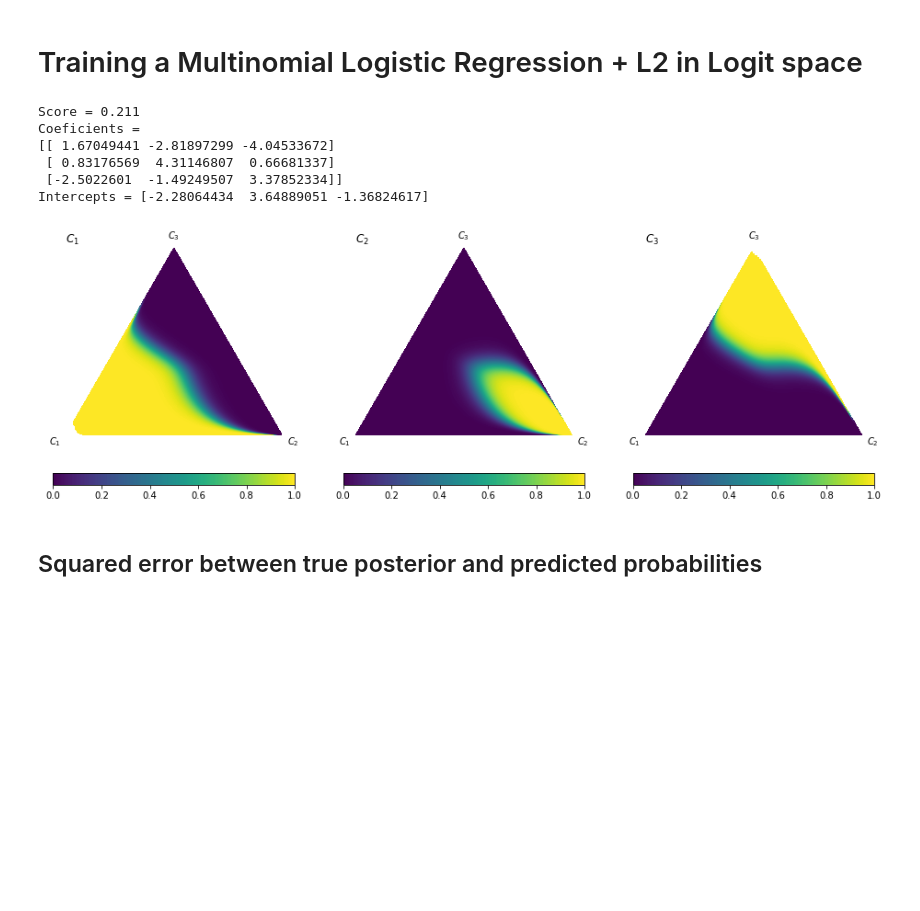
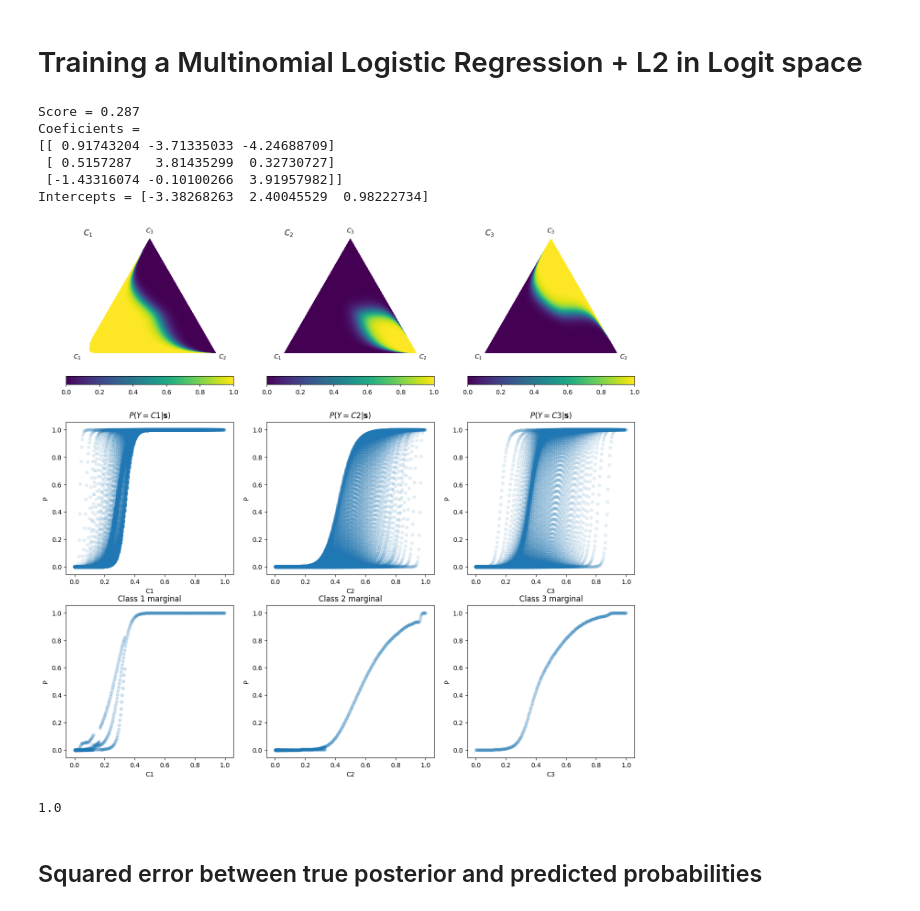
Before and after one commit to dirichletcal/experiments_neurips, a Jupyter notebook: notebooks/Dirichlet_calibration.ipynb, the cells around one changed output. Drawn from its saved outputs; the diff is of its cells as text; code cells hidden in the pictures; blank space fills up the shorter version.

```diff
--- a/notebooks/Dirichlet_calibration.ipynb
+++ b/notebooks/Dirichlet_calibration.ipynb
@@ -169,6 +155,7 @@ class Dirichlet(object):
     def pdf(self, x):
         '''Returns pdf value for `x`.'''
         from operator import mul
+        x = np.clip(x, 1e-20, 1-(1e-20))
         return self._coef * reduce(mul, [xx ** (aa - 1)
                                          for (xx, aa)in zip(x, self._alpha)])
 
@@ -218,9 +205,9 @@ class MixtureDistribution(object):
 Here we will define a new density distribution from the composition of a Dirichlet distributions and a prior for each class.
 # %%
 class_dist = MixtureDistribution([0.4, 0.2, 0.4],
-                                  (Dirichlet([6, 3, 2]),
-                                   Dirichlet([6, 20, 8]),
-                                   Dirichlet([2, 5, 10])))
+                                  (Dirichlet([2, 2, 2]),
+                                   Dirichlet([5, 5, 5]),
+                                   Dirichlet([10, 10, 10])))
 
 print(class_dist)
 # %% [output]
@@ -259,14 +246,12 @@ draw_pdf_contours(class_dist, labels='auto')
 # %% [markdown]
 # Posterior probabilities per class
 # %%
-class_dist.pdf_aux = class_dist.pdf
-
 fig = plt.figure(figsize=(16, 5))
 for i in [0, 1, 2]:
     ax = fig.add_subplot(1, 3, i+1)
 
     ax.set_title('$P(Y={}|\mathbf{{x}})$'.format(i+1), loc='left')
 
-    class_dist.pdf = lambda x: class_dist.posterior(x, i)
-    draw_pdf_contours(class_dist, labels='auto', fig=fig, ax=ax)
+    function = lambda x: class_dist.posterior(x, i)
+    draw_func_contours(function, labels='auto', fig=fig, ax=ax)
 # %% [output]
@@ -312,12 +390,16 @@ Intercepts = [ 1.10729096  0.00603587 -1.11332683]
 # %% [markdown]
 ## Prediction space per class
 # %%
-fig = plt.figure(figsize=(16, 5))
-for i in [0, 1, 2]:
-    ax = fig.add_subplot(1, 3, i+1)
+fig = plt.figure(figsize=(16, 15))
+for i, c in enumerate(('C1', 'C2', 'C3')):
+    ax1 = fig.add_subplot(3, 3, i+1)
 
-    ax.set_title('$C_{}$'.format(i+1), loc='left')
+    ax1.set_title('$C_{}$'.format(i+1), loc='left')
 
-    clf.pdf = lambda x: clf.predict_proba(x.reshape(1,-1))[0][i]
-    draw_pdf_contours(clf, labels='auto', fig=fig, ax=ax)
+    function = lambda x: clf.predict_proba(x.reshape(1,-1))[0][i]
+    draw_func_contours(function, labels='auto', fig=fig, ax=ax1)
+
+    ax2 = fig.add_subplot(3, 3, 3+i+1)
+    ax3 = fig.add_subplot(3, 3, 6+i+1)
+    plot_marginal(function, mesh, c, ax2, ax3)
 # %% [output]
@@ -358,33 +440,42 @@ class DirichletRegressionLogit(LogisticRegression):
 # %%
 # Turn up tolerance for faster convergence
 name = 'lr_logit'
 models[name] = DirichletRegressionLogit(C=99999999999,
                          multi_class='multinomial', solver='saga')
 
 clf = models[name]
 clf.fit(scores, classes.argmax(axis=1))
 sparsity = np.mean(clf.coef_ == 0) * 100
 score = clf.score(scores, classes.argmax(axis=1))
 print('Score = {}'.format(score))
 print('Coeficients = \n{}'.format(clf.coef_))
 print('Intercepts = {}'.format(clf.intercept_))
 
-fig = plt.figure(figsize=(16, 5))
-for i in [0, 1, 2]:
-    ax = fig.add_subplot(1, 3, i+1)
+fig = plt.figure(figsize=(16, 15))
+for i, c in enumerate(['C1', 'C2', 'C3']):
+    ax = fig.add_subplot(3, 3, i+1)
 
     ax.set_title('$C_{}$'.format(i+1), loc='left')
 
-    clf.pdf = lambda x: clf.predict_proba(x.reshape(1,-1))[0][i]
-    draw_pdf_contours(clf, labels='auto', fig=fig, ax=ax)
+    function = lambda x: clf.predict_proba(x.reshape(1,-1))[0][i]
+    draw_func_contours(function, labels='auto', fig=fig, ax=ax)
+
+    ax2 = fig.add_subplot(3, 3, 3+i+1)
+    ax3 = fig.add_subplot(3, 3, 6+i+1)
+    plot_marginal(function, mesh, c, ax2, ax3)
 # %% [output]
-Score = 0.211
+Score = 0.287
 Coeficients =
-[[ 1.67049441 -2.81897299 -4.04533672]
- [ 0.83176569  4.31146807  0.66681337]
- [-2.5022601  -1.49249507  3.37852334]]
-Intercepts = [-2.28064434  3.64889051 -1.36824617]
+[[ 0.91743204 -3.71335033 -4.24688709]
+ [ 0.5157287   3.81435299  0.32730727]
+ [-1.43316074 -0.10100266  3.91957982]]
+Intercepts = [-3.38268263  2.40045529  0.98222734]
-[figure, old version]
+[figure, new version]
+# %%
+function = lambda x: clf.predict_proba(x.reshape(1,-1))[0][0]
+function(np.array([1-1e-10, 1e-10, 1e-10]))
+# %% [output]
+1.0
 # %% [markdown]
 ## Squared error between true posterior and predicted probabilities
 # %%
```
Also changed, not shown: parts of 21 cells of this notebook, 3 other files.
